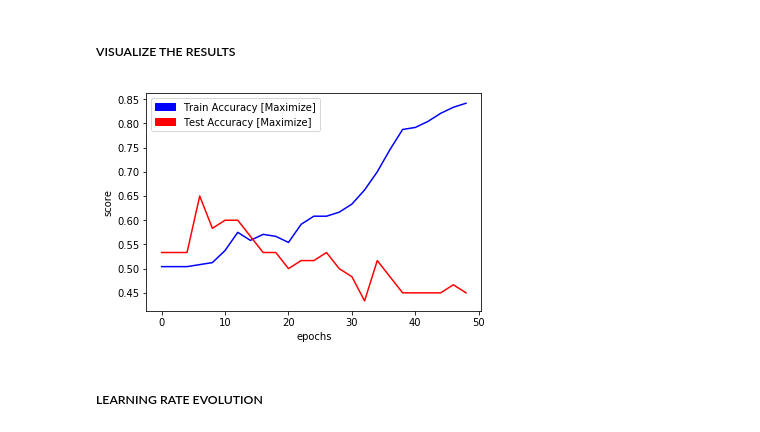
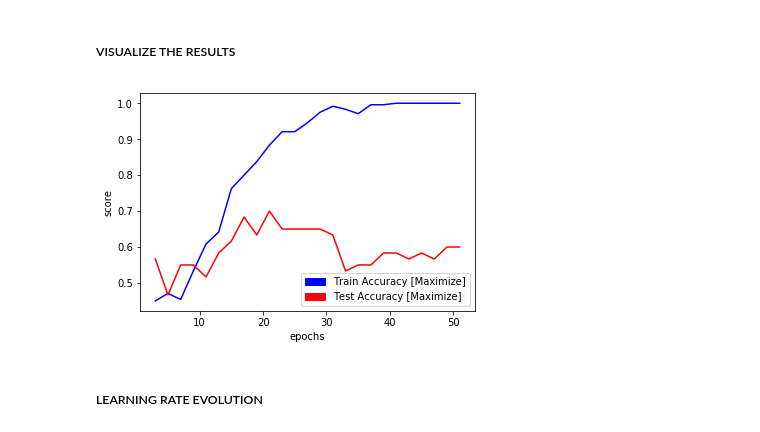
Before and after one commit to igerardoh/cat-dog-cnn-classifier, a Jupyter notebook: python/03-data-analysis/cnn-tensorflow-1.x/cnn-classification-tensorflow1.x-catdog.ipynb, the cells around one changed output. Drawn from its saved outputs; the diff is of its cells as text; code cells hidden in the pictures.

```diff
--- a/python/03-data-analysis/cnn-tensorflow-1.x/cnn-classification-tensorflow1.x-catdog.ipynb
+++ b/python/03-data-analysis/cnn-tensorflow-1.x/cnn-classification-tensorflow1.x-catdog.ipynb
@@ -70,8 +70,8 @@ n_test = X_test.shape[0]
 
 # define amount of neurons
 n_layer_in = n_features  # 11 neurons in input layer
-n_layer_h1 = 500          # first   hidden layer
-n_layer_h2 = 20          # second  hidden layer
+n_layer_h1 = 4096          # first   hidden layer
+n_layer_h2 = 4096          # second  hidden layer
 n_layer_out = n_classes  # 7 neurons in input layer
 
 sigma_init = 0.01   # For randomized initialization
@@ -195,7 +237,7 @@ with tf.name_scope('cnn'):
 # %% [markdown]
 ##### LEARNING RATE CONFIGURATION
 # %%
-learning_rate = 0.05
+learning_rate = 0.10
 
 # CHOOSE A DECAYING METHOD IN HERE
 model_decay = 'none'      # [exponential | inverse_time | natural_exponential | polynomial | none]
@@ -385,22 +425,22 @@ Epoch: 0024     TrainAcc: 0.5917        TestAcc: 0.5167 Loss: 0.6670    Learning
 # %%
 %matplotlib inline
 import matplotlib.pyplot as plt
 import matplotlib.patches as mpatches
 
 # set up legend
 blue_patch = mpatches.Patch(color='blue', label='Train Accuracy [Maximize]')
 red_patch = mpatches.Patch(color='red', label='Test Accuracy [Maximize]')
 plt.legend(handles=[blue_patch,red_patch])
 
 # plot the data
-x_values = range(0, n_epochs, display_epoch)
+x_values = range(display_epoch+1, n_epochs+display_epoch+1, display_epoch)
 plt.plot(x_values, acc_train_list, color='blue')
 plt.plot(x_values, acc_test_list, color='red')
 
 plt.xlabel('epochs')
 plt.ylabel('score');
 # %% [output]
-[figure, old version]
+[figure, new version]
 # %% [markdown]
 ##### LEARNING RATE EVOLUTION
 # %%
```
Also changed, not shown: parts of 6 cells of this notebook.
